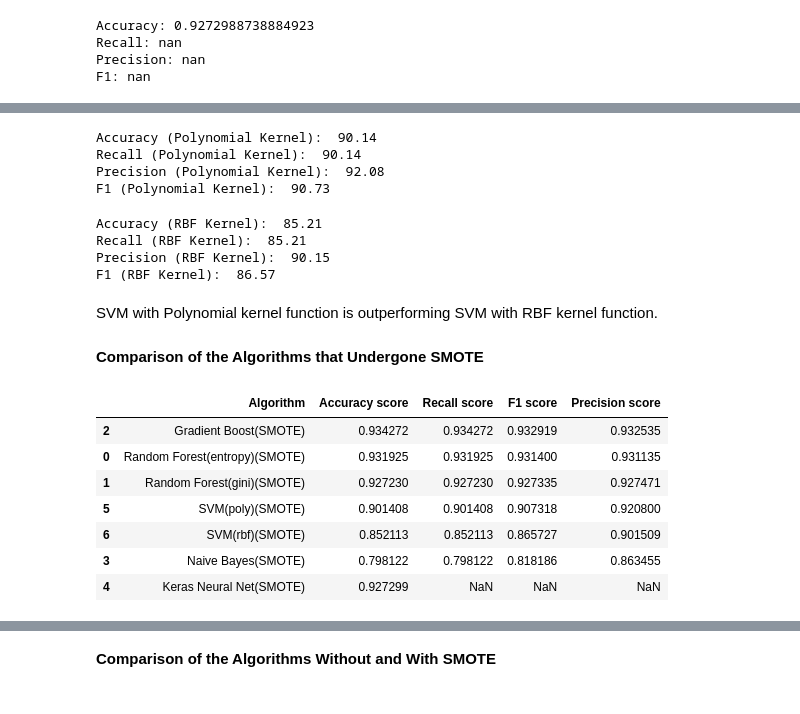
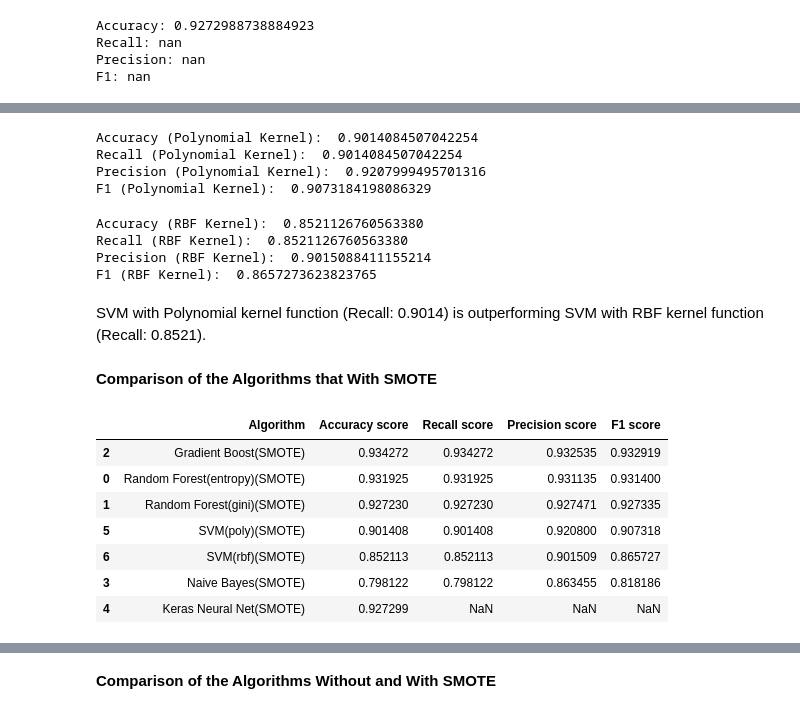
Before and after one commit to charriemascio/Capstone3FetalHealthClassification, a Jupyter notebook: Capstone3PreprocessingModeling.ipynb, the cells around one changed output, grey strips where cells are left out. Drawn from its saved outputs; the diff is of its cells as text; code cells hidden in the pictures.

```diff
--- a/Capstone3PreprocessingModeling.ipynb
+++ b/Capstone3PreprocessingModeling.ipynb
@@ -799,51 +806,51 @@ poly_accuracy = accuracy_score(ytest, poly_pred)
 poly_recall = recall_score(ytest, poly_pred, average='weighted')
 poly_precision = precision_score(ytest, poly_pred, average='weighted')
 poly_f1 = f1_score(ytest, poly_pred, average='weighted')
-print('Accuracy (Polynomial Kernel): ', "%.2f" % (poly_accuracy*100))
-print('Recall (Polynomial Kernel): ', "%.2f" % (poly_recall*100))
-print('Precision (Polynomial Kernel): ', "%.2f" % (poly_precision*100))
-print('F1 (Polynomial Kernel): ', "%.2f" % (poly_f1*100))
+print('Accuracy (Polynomial Kernel): ', "%.16f" % (poly_accuracy))
+print('Recall (Polynomial Kernel): ', "%.16f" % (poly_recall))
+print('Precision (Polynomial Kernel): ', "%.16f" % (poly_precision))
+print('F1 (Polynomial Kernel): ', "%.16f" % (poly_f1))
 # %% [output]
-Accuracy (Polynomial Kernel):  90.14
-Recall (Polynomial Kernel):  90.14
-Precision (Polynomial Kernel):  92.08
-F1 (Polynomial Kernel):  90.73
+Accuracy (Polynomial Kernel):  0.9014084507042254
+Recall (Polynomial Kernel):  0.9014084507042254
+Precision (Polynomial Kernel):  0.9207999495701316
+F1 (Polynomial Kernel):  0.9073184198086329
 # %%
 rbf_accuracy = accuracy_score(ytest, rbf_pred)
 rbf_recall = recall_score(ytest, rbf_pred, average='weighted')
 rbf_precision = precision_score(ytest, rbf_pred, average='weighted')
 rbf_f1 = f1_score(ytest, rbf_pred, average='weighted')
-print('Accuracy (RBF Kernel): ', "%.2f" % (rbf_accuracy*100))
-print('Recall (RBF Kernel): ', "%.2f" % (rbf_recall*100))
-print('Precision (RBF Kernel): ', "%.2f" % (rbf_precision*100))
-print('F1 (RBF Kernel): ', "%.2f" % (rbf_f1*100))
+print('Accuracy (RBF Kernel): ', "%.16f" % (rbf_accuracy))
+print('Recall (RBF Kernel): ', "%.16f" % (rbf_recall))
+print('Precision (RBF Kernel): ', "%.16f" % (rbf_precision))
+print('F1 (RBF Kernel): ', "%.16f" % (rbf_f1))
 # %% [output]
-Accuracy (RBF Kernel):  85.21
-Recall (RBF Kernel):  85.21
-Precision (RBF Kernel):  90.15
-F1 (RBF Kernel):  86.57
+Accuracy (RBF Kernel):  0.8521126760563380
+Recall (RBF Kernel):  0.8521126760563380
+Precision (RBF Kernel):  0.9015088411155214
+F1 (RBF Kernel):  0.8657273623823765
 # %% [markdown]
-SVM with Polynomial kernel function is outperforming SVM with RBF kernel function.
+SVM with Polynomial kernel function (Recall: 0.9014) is outperforming SVM with RBF kernel function (Recall: 0.8521).
 # %% [markdown]
-**Comparison of the Algorithms that Undergone SMOTE**
+**Comparison of the Algorithms that With SMOTE**
 # %%
 from IPython.display import display
 myLabels = ['Random Forest(entropy)(SMOTE)','Random Forest(gini)(SMOTE)','Gradient Boost(SMOTE)', 'Naive Bayes(SMOTE)', 'Keras Neural Net(SMOTE)', "SVM(poly)(SMOTE)", 'SVM(rbf)(SMOTE)']
 Accuracy_score = [Accuracy_rf,Accuracy_rf2,Accuracy_gbc,Accuracy_nb,Accuracy_nn,poly_accuracy,rbf_accuracy]
 Recall_score = [Recall_rf,Recall_rf2,Recall_gbc,Recall_nb,Recall_nn,poly_recall,rbf_recall]
 F1_score = [F1_rf,F1_rf2,F1_gbc,F1_nb,F1_nn,poly_f1,rbf_f1]
 Precision_score = [Precision_rf,Precision_rf2,Precision_gbc,Precision_nb,Precision_nn,poly_precision,rbf_precision]
 
-score_tab_smote = pd.DataFrame(list(zip(myLabels, Accuracy_score, Recall_score, F1_score, Precision_score)),
-               columns =['Algorithm', 'Accuracy score', 'Recall score', 'F1 score', "Precision score"])
+score_tab_smote = pd.DataFrame(list(zip(myLabels, Accuracy_score, Recall_score, Precision_score, F1_score)),
+               columns =['Algorithm', 'Accuracy score', 'Recall score', "Precision score", 'F1 score'])
 
 display(score_tab_smote.sort_values('Recall score', ascending=False))
 # %% [output]
-|  | Algorithm | Accuracy score | Recall score | F1 score | Precision score |
-| 2 | Gradient Boost(SMOTE) | 0.934272 | 0.934272 | 0.932919 | 0.932535 |
-| 0 | Random Forest(entropy)(SMOTE) | 0.931925 | 0.931925 | 0.931400 | 0.931135 |
-| 1 | Random Forest(gini)(SMOTE) | 0.927230 | 0.927230 | 0.927335 | 0.927471 |
-| 5 | SVM(poly)(SMOTE) | 0.901408 | 0.901408 | 0.907318 | 0.920800 |
-| 6 | SVM(rbf)(SMOTE) | 0.852113 | 0.852113 | 0.865727 | 0.901509 |
-| 3 | Naive Bayes(SMOTE) | 0.798122 | 0.798122 | 0.818186 | 0.863455 |
+|  | Algorithm | Accuracy score | Recall score | Precision score | F1 score |
+| 2 | Gradient Boost(SMOTE) | 0.934272 | 0.934272 | 0.932535 | 0.932919 |
+| 0 | Random Forest(entropy)(SMOTE) | 0.931925 | 0.931925 | 0.931135 | 0.931400 |
+| 1 | Random Forest(gini)(SMOTE) | 0.927230 | 0.927230 | 0.927471 | 0.927335 |
+| 5 | SVM(poly)(SMOTE) | 0.901408 | 0.901408 | 0.920800 | 0.907318 |
+| 6 | SVM(rbf)(SMOTE) | 0.852113 | 0.852113 | 0.901509 | 0.865727 |
+| 3 | Naive Bayes(SMOTE) | 0.798122 | 0.798122 | 0.863455 | 0.818186 |
 | 4 | Keras Neural Net(SMOTE) | 0.927299 | NaN | NaN | NaN |
```
Also changed, not shown: parts of 63 cells of this notebook, 5 other files.
